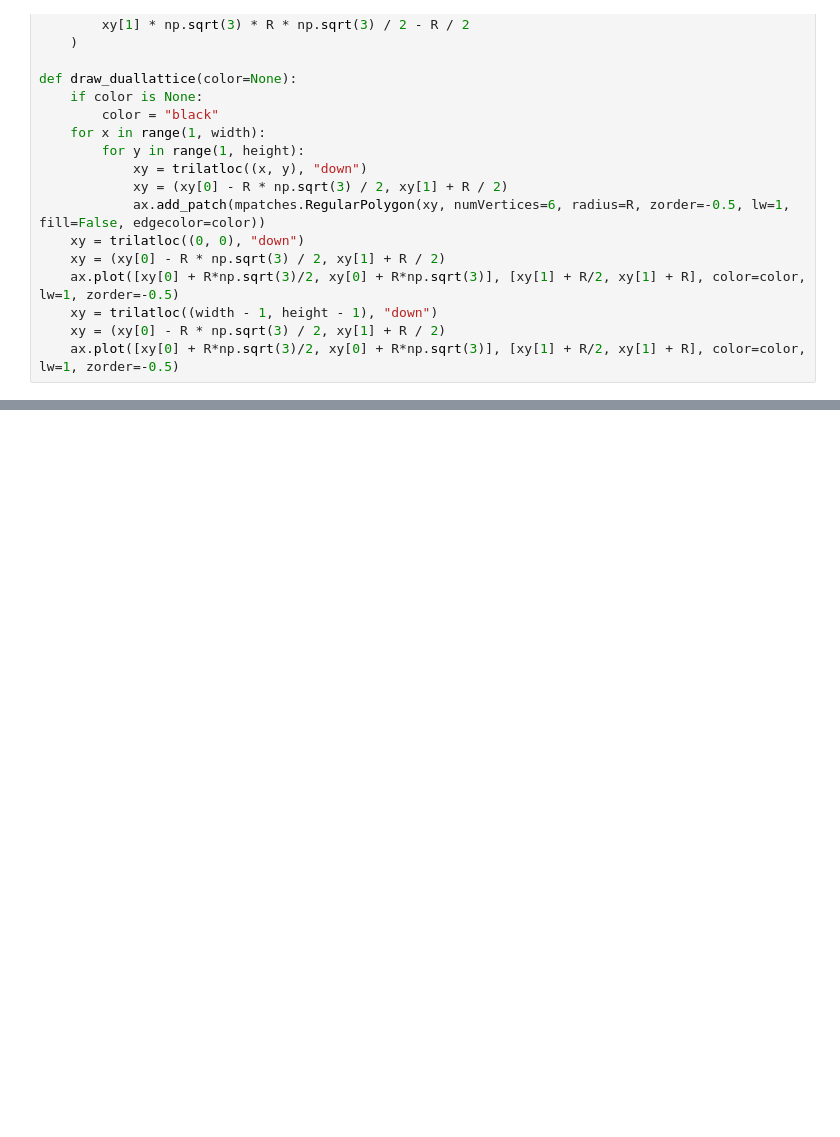
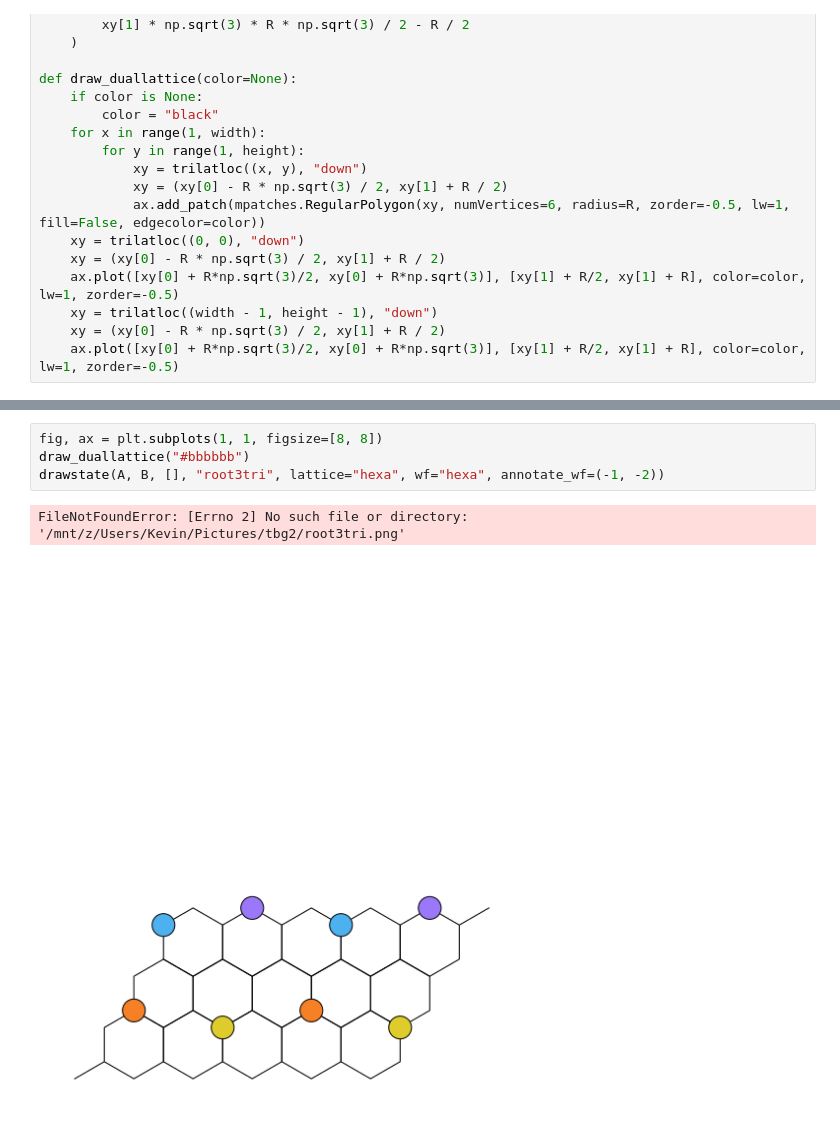
Before and after one commit to KimGroup/trimer-tbg, a Jupyter notebook: diagrams-paper2.ipynb, the cells around one changed output, grey strips where cells are left out. Drawn from its saved outputs; the diff is of its cells as text; blank space fills up the shorter version.

```diff
--- a/diagrams-paper2.ipynb
+++ b/diagrams-paper2.ipynb
@@ -631,0 +646,7 @@ draw_duallattice("#dddddd")
+# %%
+fig, ax = plt.subplots(1, 1, figsize=[8, 8])
+draw_duallattice("#bbbbbb")
+drawstate(A, B, [], "root3tri", lattice="hexa", wf="hexa", annotate_wf=(-1, -2))
+# %% [output]
+FileNotFoundError: [Errno 2] No such file or directory: '/mnt/z/Users/Kevin/Pictures/tbg2/root3tri.png'
+[figure, added]
```
Also changed, not shown: parts of 8 cells of this notebook, 6 other files.
